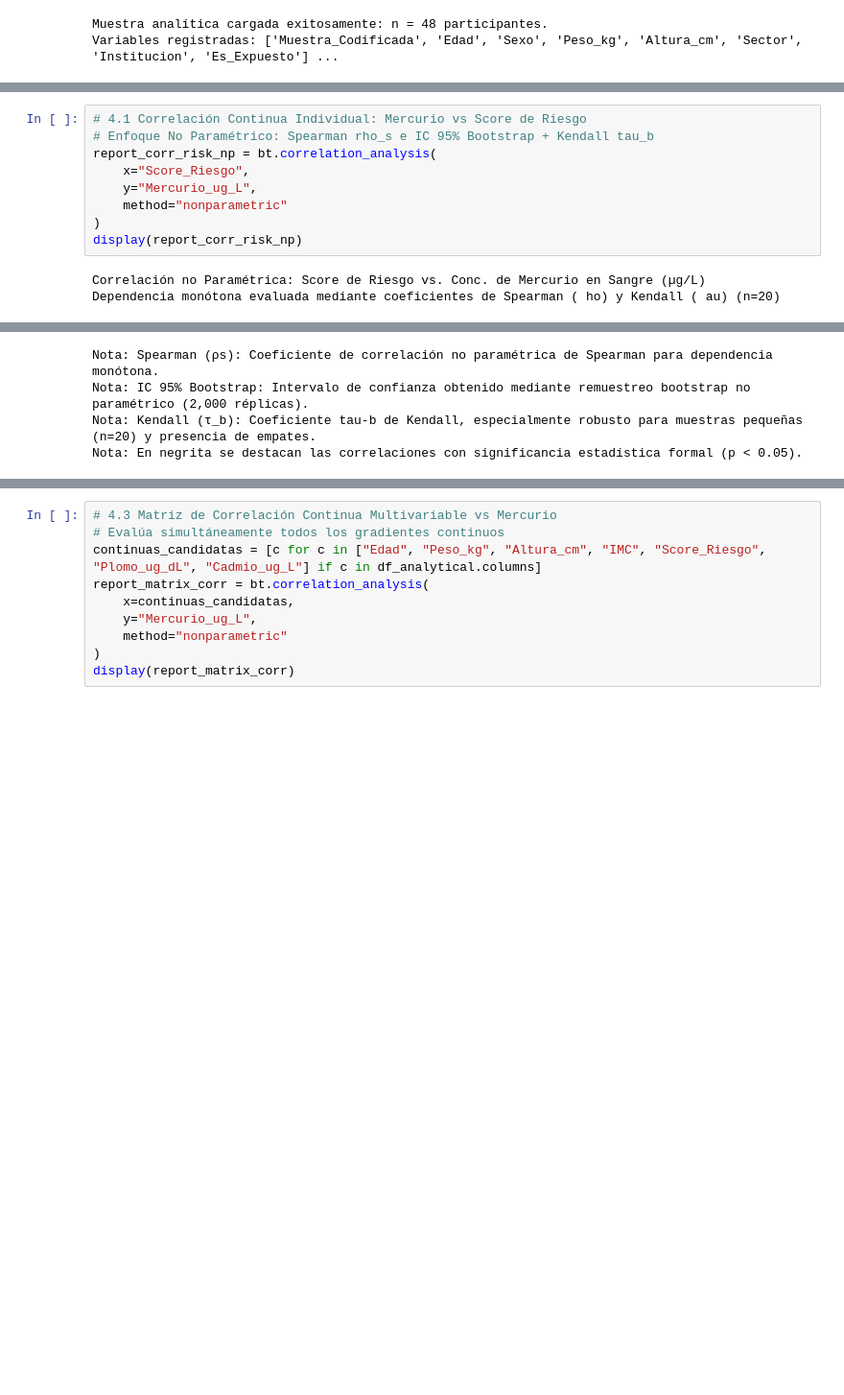
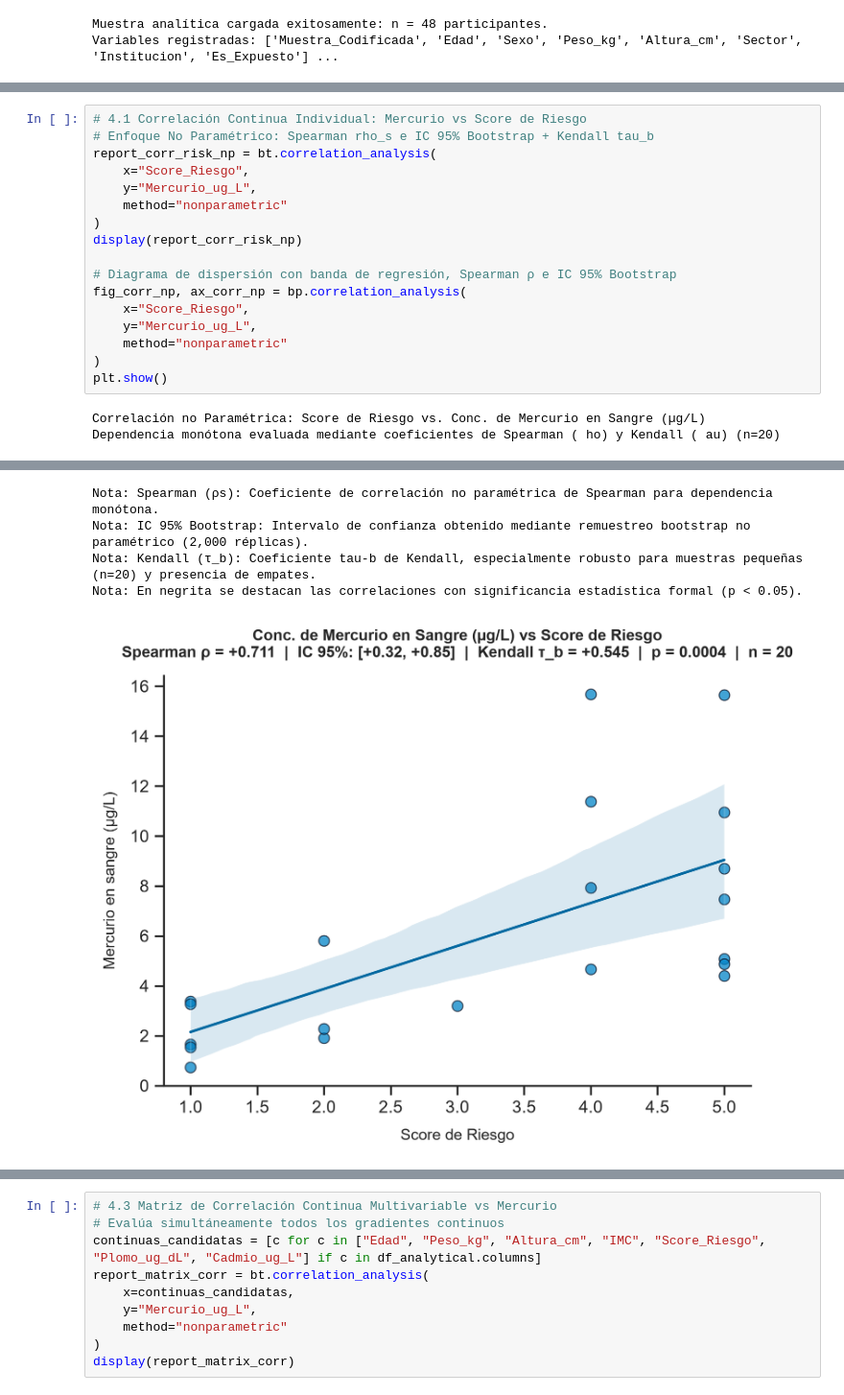
Before and after one commit to estralvarez/HeavyStats, a Jupyter notebook: notebooks/bivariante/01_bivariate_analysis.ipynb, the cells around one changed output, grey strips where cells are left out. Shown at 96% size. Drawn from its saved outputs; the diff is of its cells as text; blank space fills up the shorter version.

```diff
--- a/notebooks/bivariante/01_bivariate_analysis.ipynb
+++ b/notebooks/bivariante/01_bivariate_analysis.ipynb
@@ -211,21 +190,30 @@ Permite evaluar si existe una relación funcional y monótona entre los niveles
 # %%
 # 4.1 Correlación Continua Individual: Mercurio vs Score de Riesgo
 # Enfoque No Paramétrico: Spearman rho_s e IC 95% Bootstrap + Kendall tau_b
 report_corr_risk_np = bt.correlation_analysis(
     x="Score_Riesgo",
     y="Mercurio_ug_L",
     method="nonparametric"
 )
 display(report_corr_risk_np)
+
+# Diagrama de dispersión con banda de regresión, Spearman ρ e IC 95% Bootstrap
+fig_corr_np, ax_corr_np = bp.correlation_analysis(
+    x="Score_Riesgo",
+    y="Mercurio_ug_L",
+    method="nonparametric"
+)
+plt.show()
 # %% [output]
 Correlación no Paramétrica: Score de Riesgo vs. Conc. de Mercurio en Sangre (µg/L)
 Dependencia monótona evaluada mediante coeficientes de Spearman ( ho) y Kendall ( au) (n=20)
 | Variables Evaluadas |  |  |  | Correlación de Rangos de Spearman |  |  | ... |
 | Variable X | Variable Y | Metodo | n Válido | Spearman (ρs) | IC 95% Bootstrap | Spearman p | ... |
 | Score de Riesgo | Conc. de Mercurio en Sangre (µg/L) | Spearman / Kendall | 20 | +0.711 | [+0.32, +0.85] | 0.0004 | ... |
 Nota: Spearman (ρs): Coeficiente de correlación no paramétrica de Spearman para dependencia monótona.
 Nota: IC 95% Bootstrap: Intervalo de confianza obtenido mediante remuestreo bootstrap no paramétrico (2,000 réplicas).
 Nota: Kendall (τ_b): Coeficiente tau-b de Kendall, especialmente robusto para muestras pequeñas (n=20) y presencia de empates.
 Nota: En negrita se destacan las correlaciones con significancia estadística formal (p < 0.05).
+[figure, added]
 # %%
 # 4.2 Correlación Continua Individual: Mercurio vs Score de Riesgo
```
Also changed, not shown: parts of 15 cells of this notebook, 26 other files.
